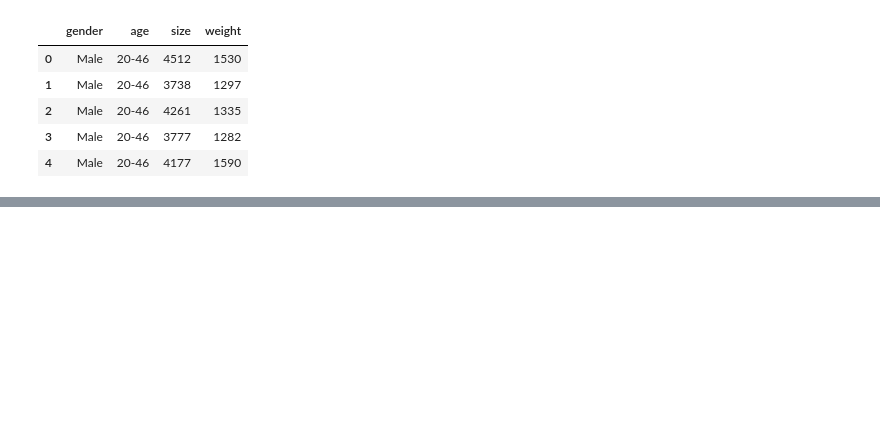
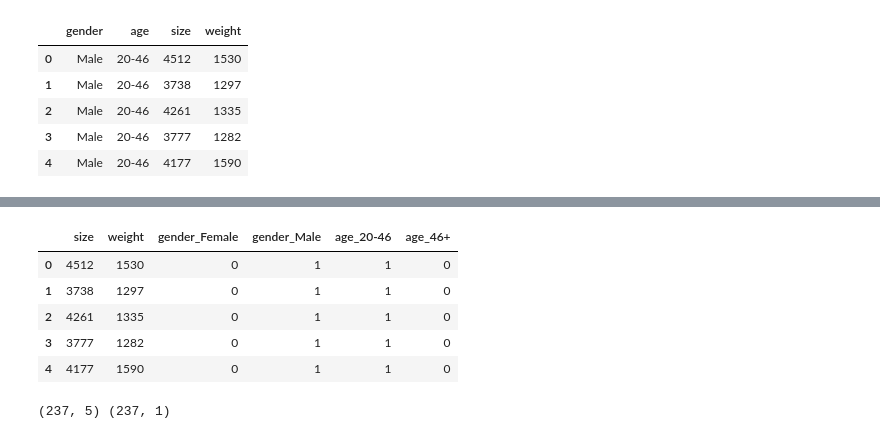
Before and after one commit to jimcel-tangonan/exploring-datasets, a Jupyter notebook: Brain weight(grams) and head size(cubic cm).ipynb, the cells around one changed output, grey strips where cells are left out. Drawn from its saved outputs; the diff is of its cells as text; code cells hidden in the pictures; blank space fills up the shorter version.

```diff
--- a/Brain weight(grams) and head size(cubic cm).ipynb
+++ b/Brain weight(grams) and head size(cubic cm).ipynb
@@ -20,0 +27,17 @@ Converting strings, `gender` into numerical data. Using the `get_dummies` method
+# %%
+data_binary_encoded = pd.get_dummies(brain_headsize)
+data_binary_encoded.head()
+# %% [output]
+|  | size | weight | gender_Female | gender_Male | age_20-46 | age_46+ |
+| 0 | 4512 | 1530 | 0 | 1 | 1 | 0 |
+| 1 | 3738 | 1297 | 0 | 1 | 1 | 0 |
+| 2 | 4261 | 1335 | 0 | 1 | 1 | 0 |
+| 3 | 3777 | 1282 | 0 | 1 | 1 | 0 |
+| 4 | 4177 | 1590 | 0 | 1 | 1 | 0 |
+# %%
+X = data_binary_encoded.drop('weight', axis=1)
+y = data_binary_encoded['weight'].values.reshape(-1,1)
+
+print(X.shape, y.shape)
+# %% [output]
+(237, 5) (237, 1)
```
Also changed, not shown: parts of 12 cells of this notebook.
